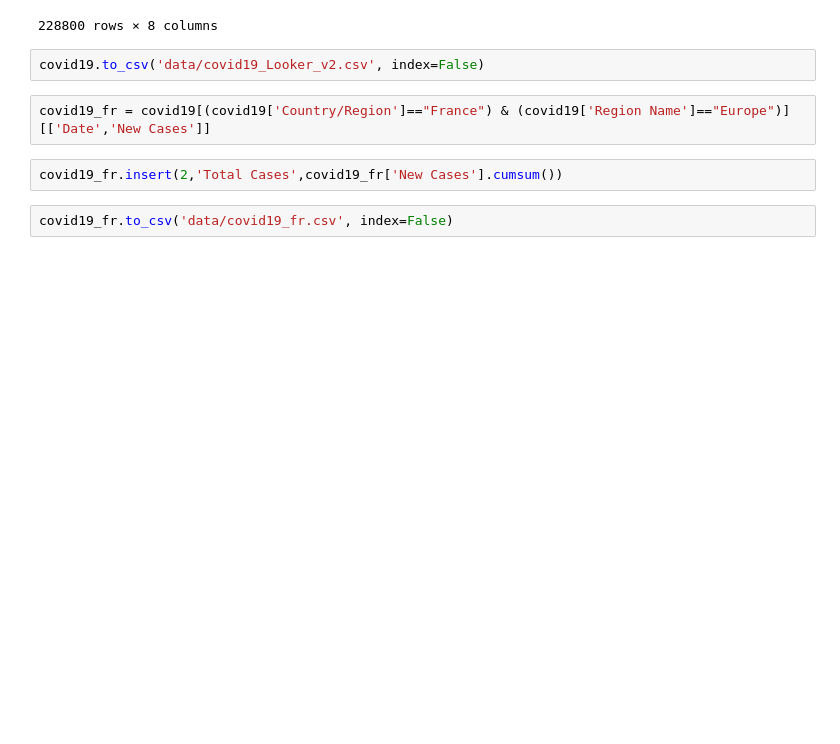
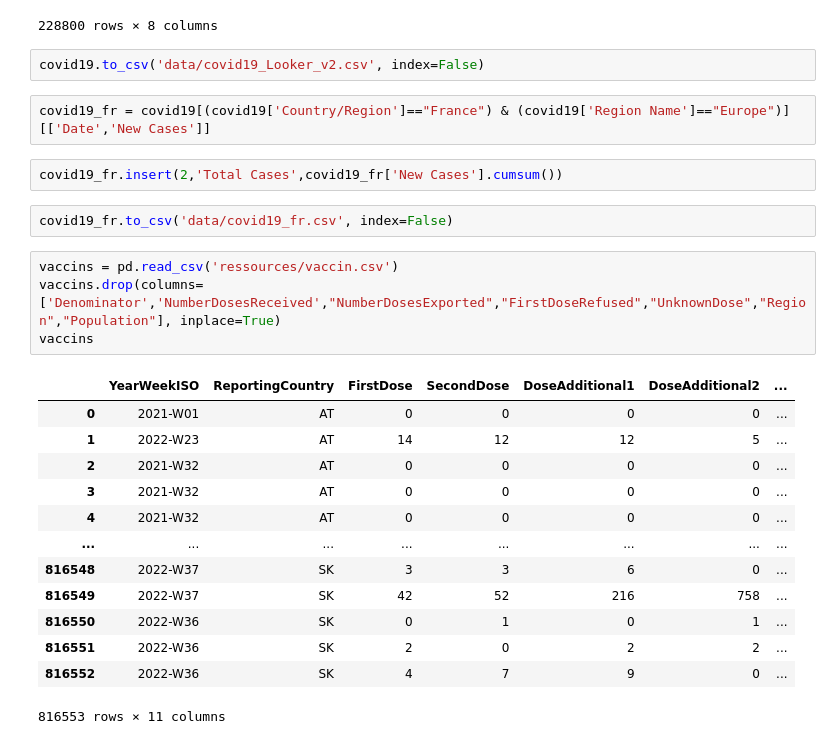
Before and after one commit to MarcGLOAGUEN/pandemic_covid19, a Jupyter notebook: DataCleaning_Looker.ipynb, the cells around one changed output. Drawn from its saved outputs; the diff is of its cells as text; blank space fills up the shorter version.

```diff
--- a/DataCleaning_Looker.ipynb
+++ b/DataCleaning_Looker.ipynb
@@ -197,3 +198,21 @@ covid19_fr = covid19[(covid19['Country/Region']=="France") & (covid19['Region Na
 covid19_fr.insert(2,'Total Cases',covid19_fr['New Cases'].cumsum())
 # %%
 covid19_fr.to_csv('data/covid19_fr.csv', index=False)
+# %%
+vaccins = pd.read_csv('ressources/vaccin.csv')
+vaccins.drop(columns=['Denominator','NumberDosesReceived',"NumberDosesExported","FirstDoseRefused","UnknownDose","Region","Population"], inplace=True)
+vaccins
+# %% [output]
+|  | YearWeekISO | ReportingCountry | FirstDose | SecondDose | DoseAdditional1 | DoseAdditional2 | ... |
+| 0 | 2021-W01 | AT | 0 | 0 | 0 | 0 | ... |
+| 1 | 2022-W23 | AT | 14 | 12 | 12 | 5 | ... |
+| 2 | 2021-W32 | AT | 0 | 0 | 0 | 0 | ... |
+| 3 | 2021-W32 | AT | 0 | 0 | 0 | 0 | ... |
+| 4 | 2021-W32 | AT | 0 | 0 | 0 | 0 | ... |
+| ... | ... | ... | ... | ... | ... | ... | ... |
+| 816548 | 2022-W37 | SK | 3 | 3 | 6 | 0 | ... |
+| 816549 | 2022-W37 | SK | 42 | 52 | 216 | 758 | ... |
+| 816550 | 2022-W36 | SK | 0 | 1 | 0 | 1 | ... |
+| 816551 | 2022-W36 | SK | 2 | 0 | 2 | 2 | ... |
+| 816552 | 2022-W36 | SK | 4 | 7 | 9 | 0 | ... |
+816553 rows × 11 columns
```
Also changed, not shown: parts of 33 cells of this notebook, 7 other files.
